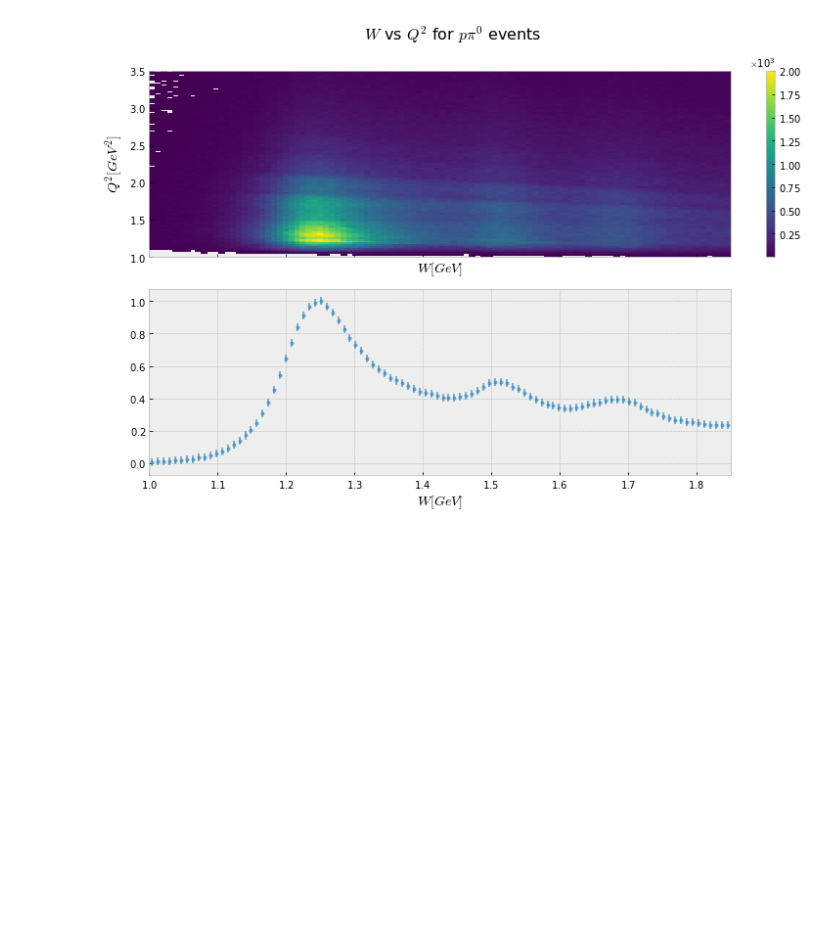
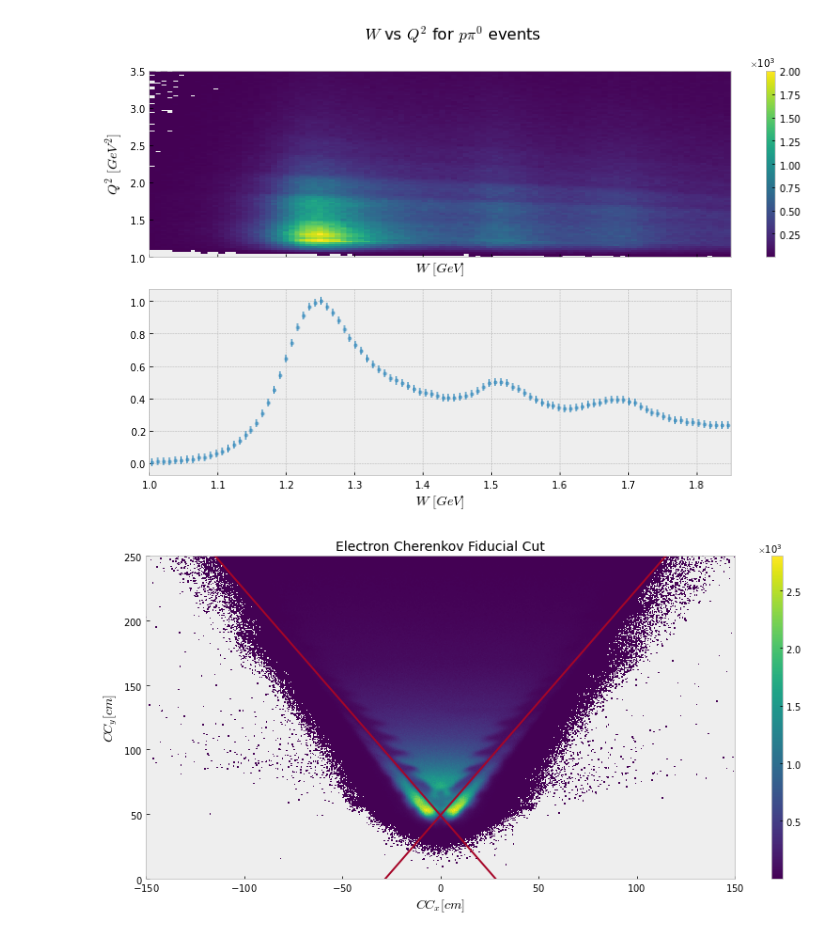
Before and after one commit to tylern4/analysisNotebooks, a Jupyter notebook: Fit_fiducial.ipynb, the cells around one changed output. Cells and saved outputs as stored; diff of their text form; code cells hidden in the pictures; blank space fills up the shorter version.

```diff
--- a/Fit_fiducial.ipynb
+++ b/Fit_fiducial.ipynb
@@ -589,3 +595,30 @@ fig.suptitle('$W$ vs $Q^2$ for $p\pi^{0}$ events', fontsize=16)
 plt.show()
 # %% [output]
 [figure]
+# %%
+slope = 1.75
+intercept = 49
+
+def line(xs, slope, intercept):
+    return slope*xs + intercept
+
+cuts = (fid_data.x > cut(fid_data.y, -slope, intercept)) & (fid_data.x > cut(fid_data.y, slope, intercept))
+
+fig, ax = plt.subplots(figsize=[12, 6])
+
+hist = bh.Histogram(
+            bh.axis.Regular(1000, -150, 150, metadata="$CC_x [cm]$"),
+            bh.axis.Regular(1000, 0, 250, metadata="$CC_y [cm]$")
+    )
+
+hist.fill(fid_data.y, fid_data.x)
+plot2D(ax,hist)
+xs = np.linspace(-50,120, 250)
+ax.set_ylim(0, 250)
+ax.plot(xs,line(xs, slope, intercept), c=COLOR_RED, lw=2)
+ax.plot(-xs,line(-xs, -slope, intercept), c=COLOR_RED, lw=2)
+
+plt.title("Electron Cherenkov Fiducial Cut")
+plt.tight_layout()
+# %% [output]
+[figure, added]
```
Also changed, not shown: parts of 13 cells of this notebook, 5 other files.
